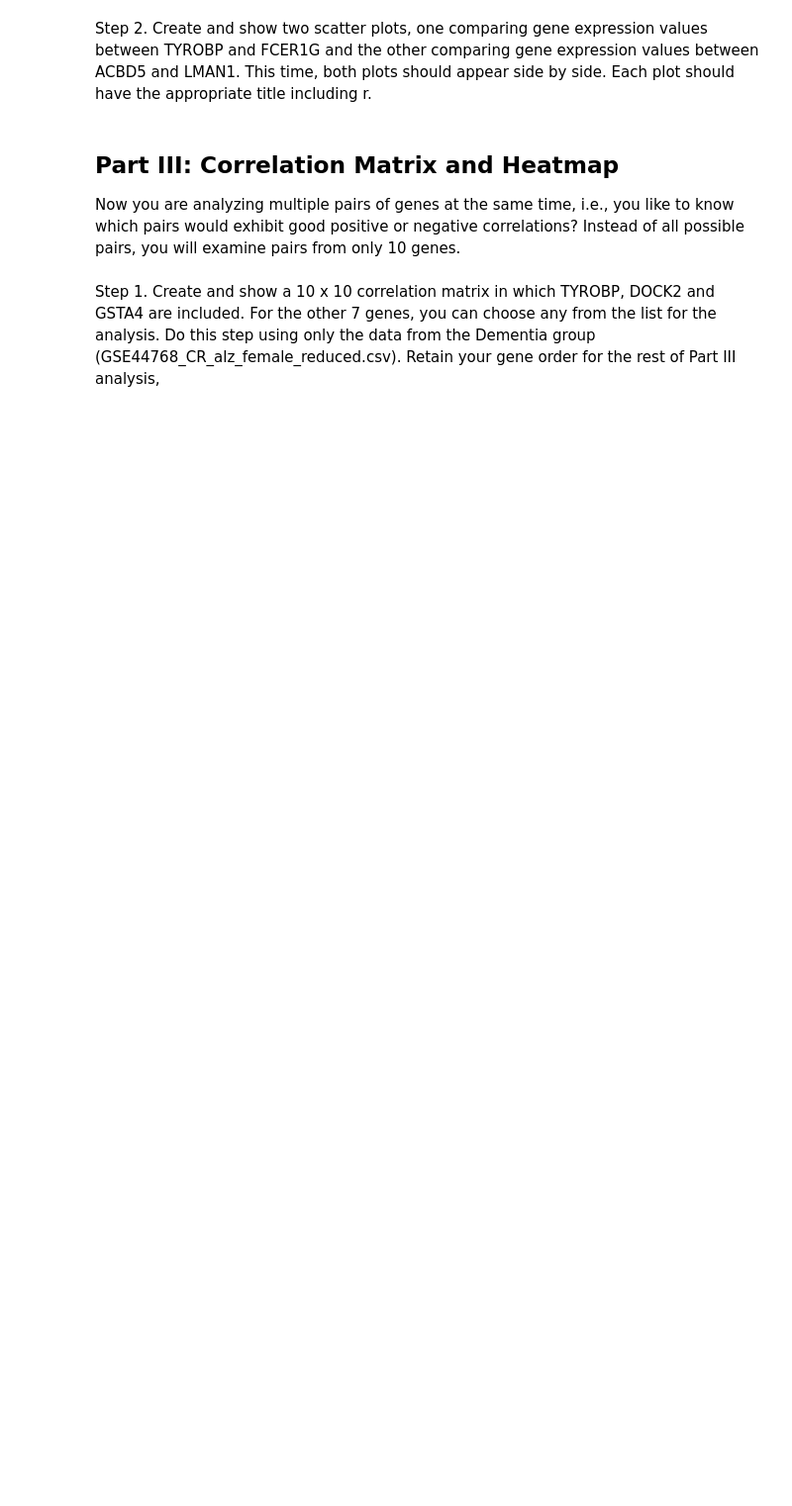
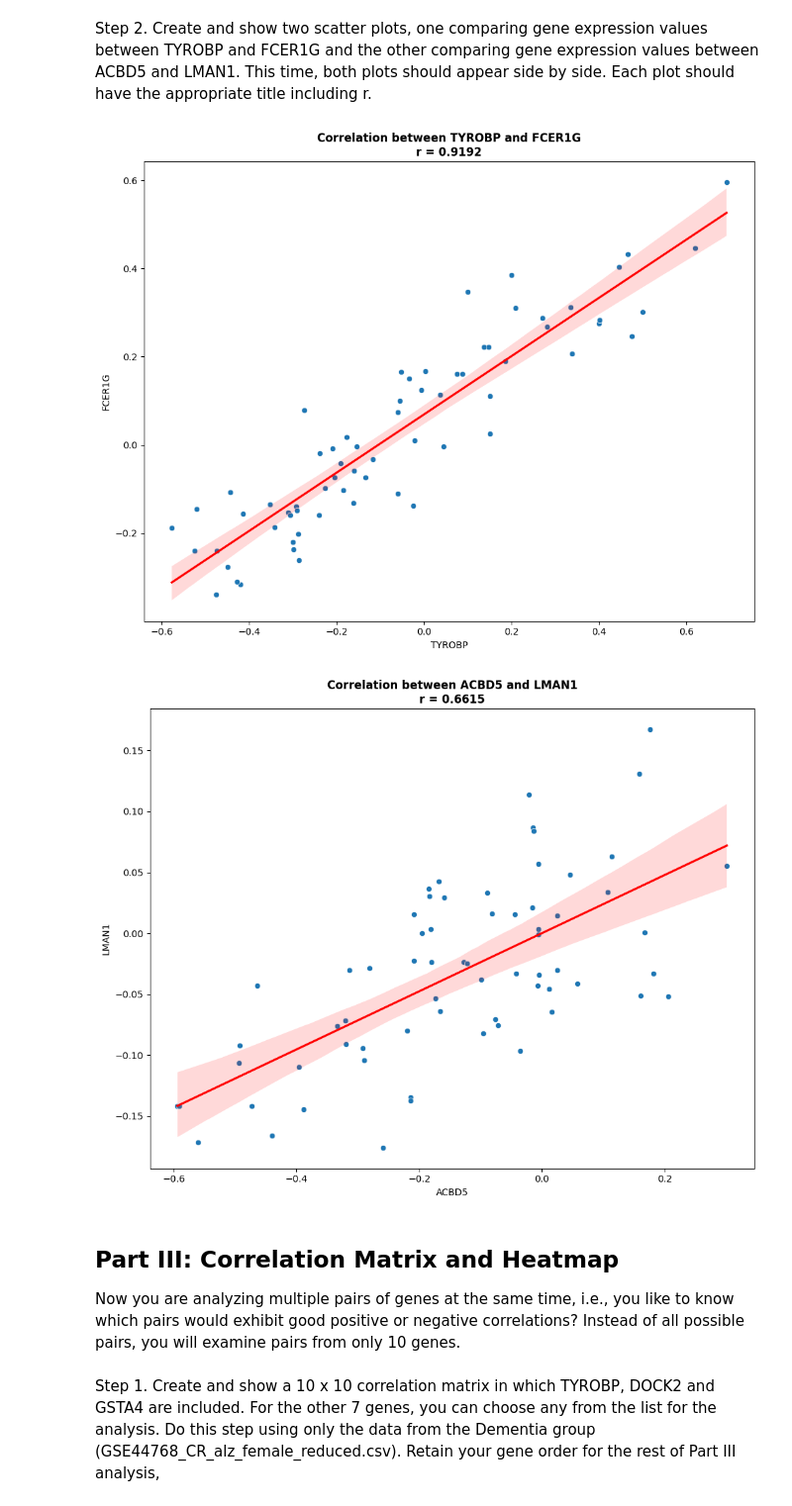
Before and after one commit to MubsPokesart/CSE5520, a Jupyter notebook: HW3/CSE5520_Fall2024_HW3_OshomahMubarak.ipynb, the cells around one changed output. Shown at 99% size. Cells and saved outputs as stored; diff of their text form; code cells hidden in the pictures; blank space fills up the shorter version.

```diff
--- a/HW3/CSE5520_Fall2024_HW3_OshomahMubarak.ipynb
+++ b/HW3/CSE5520_Fall2024_HW3_OshomahMubarak.ipynb
@@ -47,6 +223,12 @@ Step 2. Create and show two scatter plots, one comparing gene expression values
 TYROBP and FCER1G and the other comparing gene expression values between ACBD5 and
 LMAN1. This time, both plots should appear side by side. Each plot should have the appropriate
 title including r.
+# %%
+plot_gene_correlation('TYROBP', 'FCER1G', data)
+plot_gene_correlation('ACBD5', 'LMAN1', data)
+# %% [output]
+[figure, added]
+[figure, added]
 # %% [markdown]
 ## **Part III: Correlation Matrix and Heatmap**
 Now you are analyzing multiple pairs of genes at the same time, i.e., you like to know which
```
Also changed, not shown: parts of 19 cells of this notebook, 3 other files.
